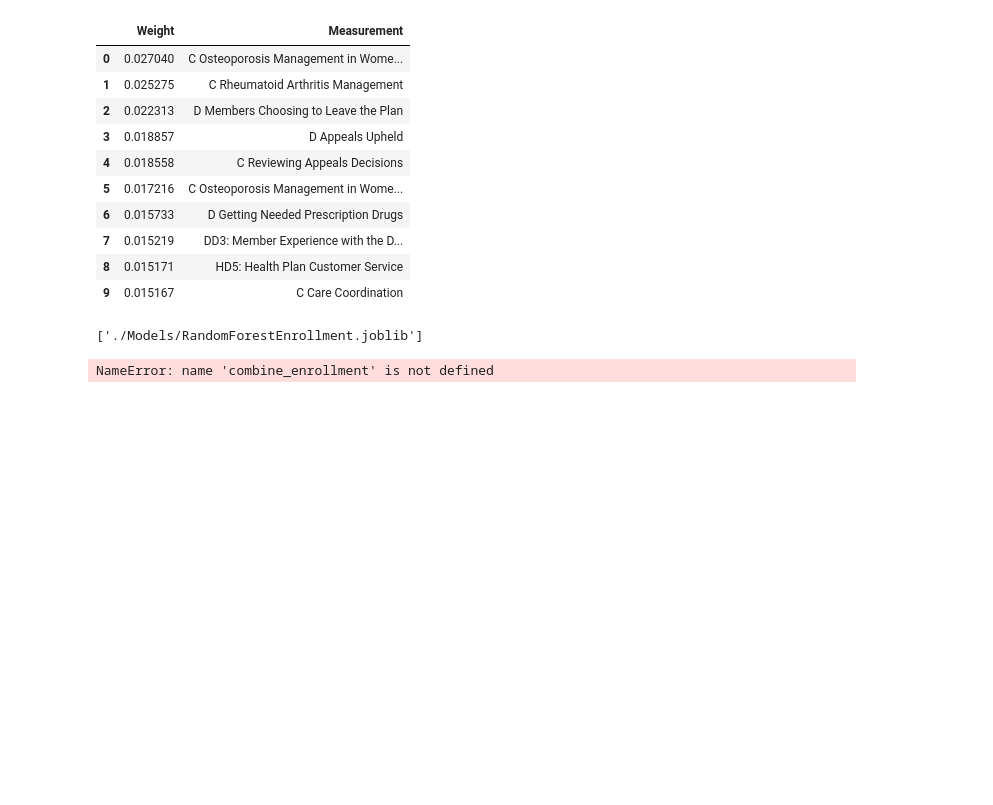
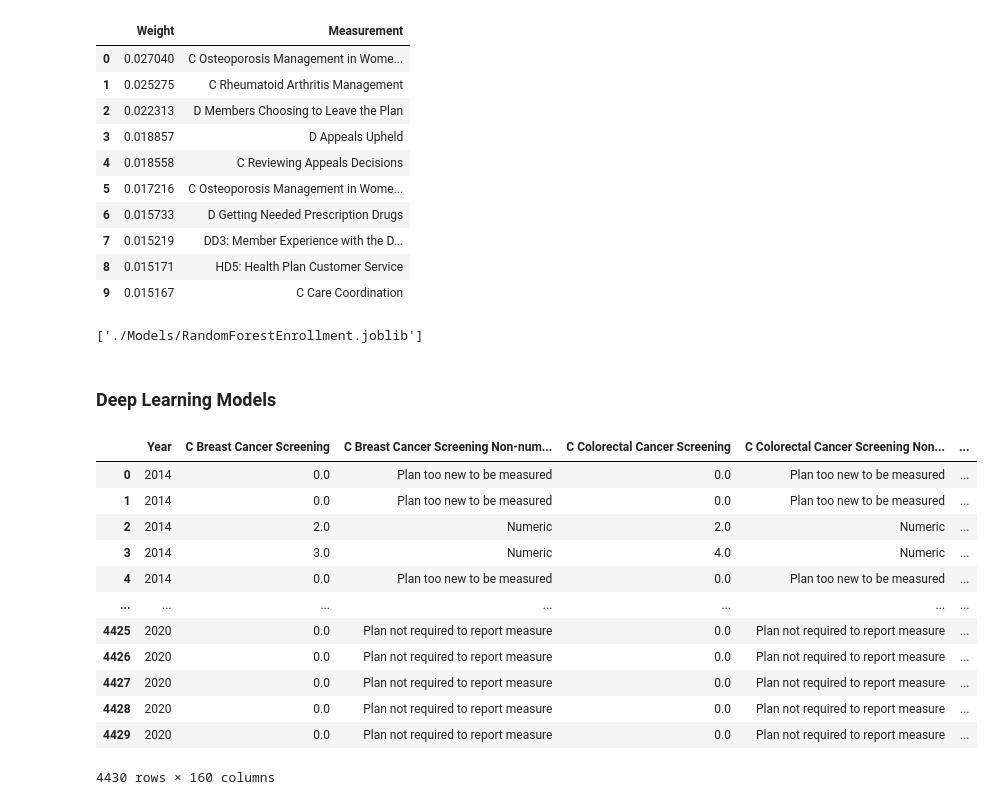
Before and after one commit to SamSims/Project4-Group2, a Jupyter notebook: Main.ipynb, the cells around one changed output. Saved outputs shown, nothing was run; the diff lists cells and outputs as text; code cells hidden in the pictures; blank space fills up the shorter version.

Commit message:
combined the data into main notebook file

```diff
--- a/Main.ipynb
+++ b/Main.ipynb
@@ -584,8 +914,27 @@ joblib.dump(rf_model,"./Models/RandomForestEnrollment.joblib")
 # %%
 #export wieght of columns
 importancedf.to_csv("./CSVs/RandomforestWeights.csv",header=True,index=False)
-# %%
-finaldf = combine_enrollment(newdf1)
-finaldf.to_csv("./CSVs/FinalData.csv",header=True,index=False)
-# %% [output]
-NameError: name 'combine_enrollment' is not defined
+# %% [markdown]
+### Deep Learning Models
+# %%
+# Read the csv in for data set
+combined_data_set = pd.read_csv('./CSVs/FinalData.csv')
+combined_data_set.head(26)
+# %%
+# Dropping columns: 'Contract Number', 'Organization Type', 'Contract Name', 'Organization Marketing Name', 'Parent Organization'.
+combined_data_cleaned_df = combined_data_set.drop(columns = ['Contract Number', 'Organization Type', 'Contract Name', 'Organization Marketing Name', 'Parent Organization'])
+combined_data_cleaned_df
+# %% [output]
+|  | Year | C Breast Cancer Screening | C Breast Cancer Screening Non-num... | C Colorectal Cancer Screening | C Colorectal Cancer Screening Non... | ... |
+| 0 | 2014 | 0.0 | Plan too new to be measured | 0.0 | Plan too new to be measured | ... |
+| 1 | 2014 | 0.0 | Plan too new to be measured | 0.0 | Plan too new to be measured | ... |
+| 2 | 2014 | 2.0 | Numeric | 2.0 | Numeric | ... |
+| 3 | 2014 | 3.0 | Numeric | 4.0 | Numeric | ... |
+| 4 | 2014 | 0.0 | Plan too new to be measured | 0.0 | Plan too new to be measured | ... |
+| ... | ... | ... | ... | ... | ... | ... |
+| 4425 | 2020 | 0.0 | Plan not required to report measure | 0.0 | Plan not required to report measure | ... |
+| 4426 | 2020 | 0.0 | Plan not required to report measure | 0.0 | Plan not required to report measure | ... |
+| 4427 | 2020 | 0.0 | Plan not required to report measure | 0.0 | Plan not required to report measure | ... |
+| 4428 | 2020 | 0.0 | Plan not required to report measure | 0.0 | Plan not required to report measure | ... |
+| 4429 | 2020 | 0.0 | Plan not required to report measure | 0.0 | Plan not required to report measure | ... |
+4430 rows × 160 columns
```
Also changed, not shown: parts of 68 cells of this notebook.
